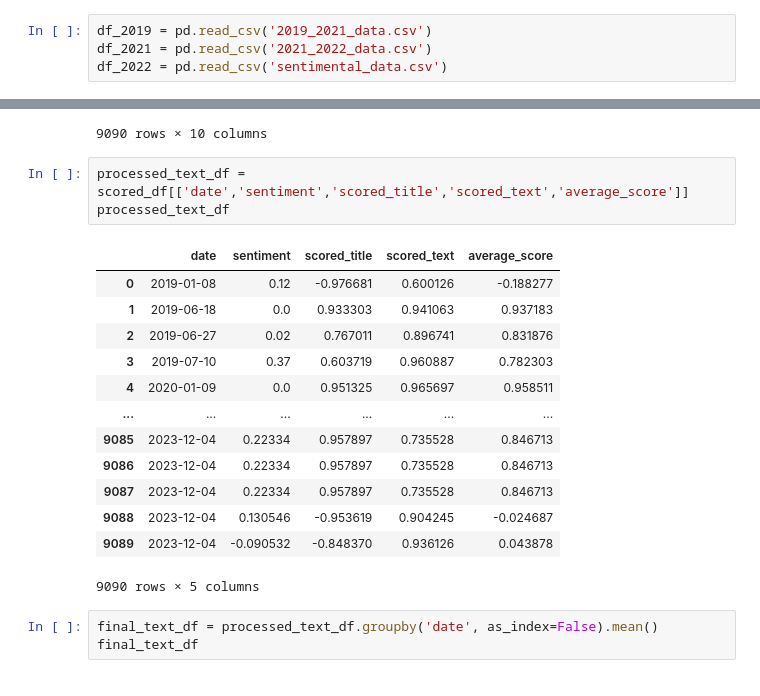
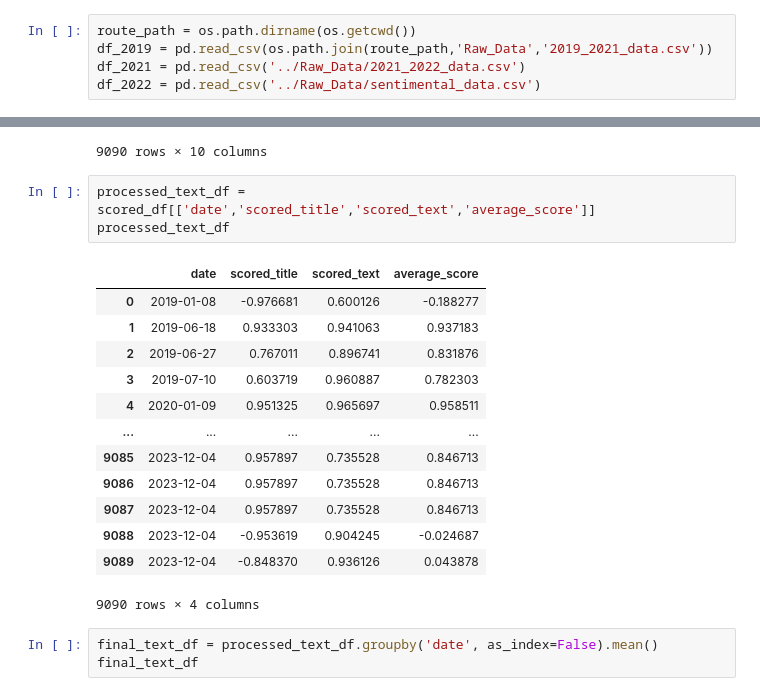
Before and after one commit to E-Brown96/crypto_market_assistant, a Jupyter notebook: notebooks/Processing_sentiment_data.ipynb, the cells around one changed output, grey strips where cells are left out. Drawn from its saved outputs; the diff is of its cells as text.

Commit message:
sentimental updated to be run on any machine

```diff
--- a/notebooks/Processing_sentiment_data.ipynb
+++ b/notebooks/Processing_sentiment_data.ipynb
@@ -16,7 +25,8 @@ Just remember to change the path to the data files
 # %%
-df_2019 = pd.read_csv('2019_2021_data.csv')
-df_2021 = pd.read_csv('2021_2022_data.csv')
-df_2022 = pd.read_csv('sentimental_data.csv')
+route_path = os.path.dirname(os.getcwd())
+df_2019 = pd.read_csv(os.path.join(route_path,'Raw_Data','2019_2021_data.csv'))
+df_2021 = pd.read_csv('../Raw_Data/2021_2022_data.csv')
+df_2022 = pd.read_csv('../Raw_Data/sentimental_data.csv')
 # %%
 df_2019.head()
 # %% [output]
@@ -288,22 +298,22 @@ scored_df
 | 9089 | 5157 | 2023-12-04 | Stock Market Breaks A Winning Str... | Stock Market May Break Win Streak... | -0.090532 | [{'label': 'LABEL_0', 'score': 0.... | [{'label': 'LABEL_1', 'score': 0.... | -0.848370 | ... |
 9090 rows × 10 columns
 # %%
-processed_text_df = scored_df[['date','sentiment','scored_title','scored_text','average_score']]
+processed_text_df = scored_df[['date','scored_title','scored_text','average_score']]
 processed_text_df
 # %% [output]
-|  | date | sentiment | scored_title | scored_text | average_score |
-| 0 | 2019-01-08 | 0.12 | -0.976681 | 0.600126 | -0.188277 |
-| 1 | 2019-06-18 | 0.0 | 0.933303 | 0.941063 | 0.937183 |
-| 2 | 2019-06-27 | 0.02 | 0.767011 | 0.896741 | 0.831876 |
-| 3 | 2019-07-10 | 0.37 | 0.603719 | 0.960887 | 0.782303 |
-| 4 | 2020-01-09 | 0.0 | 0.951325 | 0.965697 | 0.958511 |
-| ... | ... | ... | ... | ... | ... |
-| 9085 | 2023-12-04 | 0.22334 | 0.957897 | 0.735528 | 0.846713 |
-| 9086 | 2023-12-04 | 0.22334 | 0.957897 | 0.735528 | 0.846713 |
-| 9087 | 2023-12-04 | 0.22334 | 0.957897 | 0.735528 | 0.846713 |
-| 9088 | 2023-12-04 | 0.130546 | -0.953619 | 0.904245 | -0.024687 |
-| 9089 | 2023-12-04 | -0.090532 | -0.848370 | 0.936126 | 0.043878 |
+|  | date | scored_title | scored_text | average_score |
+| 0 | 2019-01-08 | -0.976681 | 0.600126 | -0.188277 |
+| 1 | 2019-06-18 | 0.933303 | 0.941063 | 0.937183 |
+| 2 | 2019-06-27 | 0.767011 | 0.896741 | 0.831876 |
+| 3 | 2019-07-10 | 0.603719 | 0.960887 | 0.782303 |
+| 4 | 2020-01-09 | 0.951325 | 0.965697 | 0.958511 |
+| ... | ... | ... | ... | ... |
+| 9085 | 2023-12-04 | 0.957897 | 0.735528 | 0.846713 |
+| 9086 | 2023-12-04 | 0.957897 | 0.735528 | 0.846713 |
+| 9087 | 2023-12-04 | 0.957897 | 0.735528 | 0.846713 |
+| 9088 | 2023-12-04 | -0.953619 | 0.904245 | -0.024687 |
+| 9089 | 2023-12-04 | -0.848370 | 0.936126 | 0.043878 |
-9090 rows × 5 columns
+9090 rows × 4 columns
 # %%
 final_text_df = processed_text_df.groupby('date', as_index=False).mean()
 final_text_df
```
Also changed, not shown: parts of 2 cells of this notebook, 2 other files.
